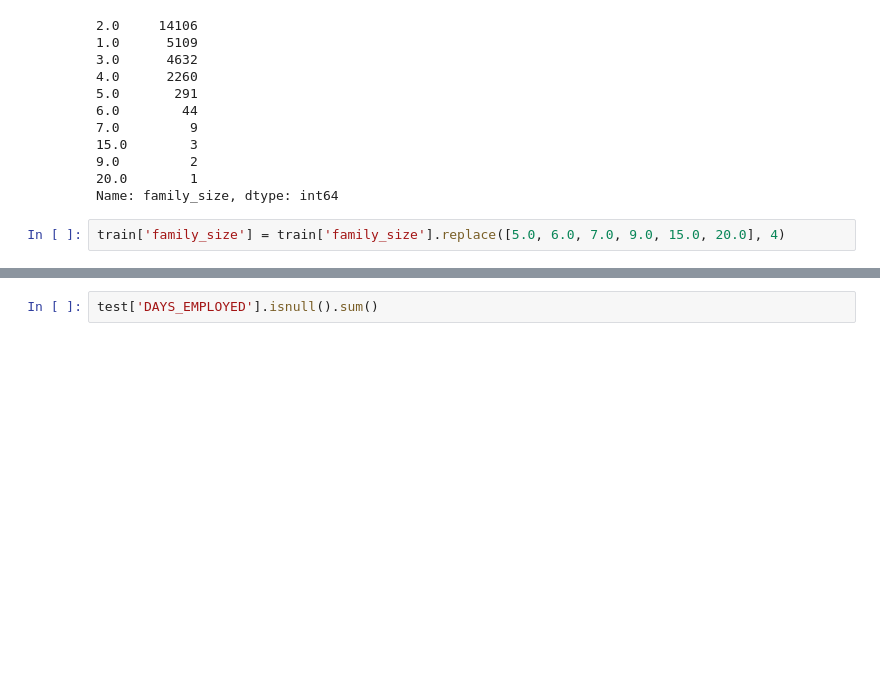
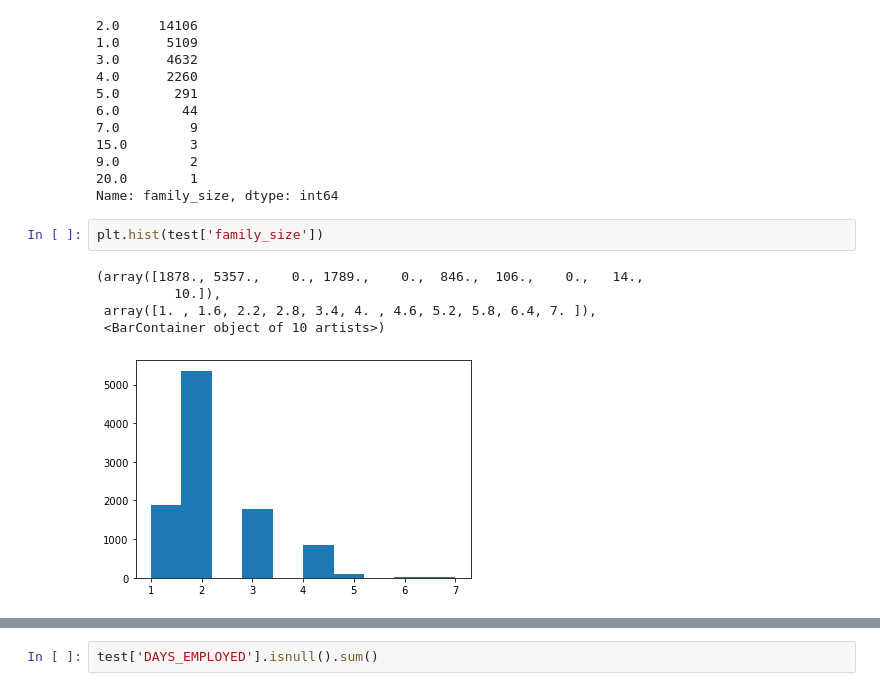
Before and after one commit to JxxHxxx/Ubion-CreditCardUserPrediction, a Jupyter notebook: Code/JH_EDA_preprocessing.ipynb, the cells around one changed output, grey strips where cells are left out. Cells and saved outputs as stored; diff of their text form; blank space fills up the shorter version.

```diff
--- a/Code/JH_EDA_preprocessing.ipynb
+++ b/Code/JH_EDA_preprocessing.ipynb
@@ -279,5 +240,11 @@ train['family_size'].value_counts()
 9.0         2
 20.0        1
 Name: family_size, dtype: int64
-# %%
-train['family_size'] = train['family_size'].replace([5.0, 6.0, 7.0, 9.0, 15.0, 20.0], 4)
+# %%
+plt.hist(test['family_size'])
+# %% [output]
+(array([1878., 5357.,    0., 1789.,    0.,  846.,  106.,    0.,   14.,
+          10.]),
+ array([1. , 1.6, 2.2, 2.8, 3.4, 4. , 4.6, 5.2, 5.8, 6.4, 7. ]),
+ <BarContainer object of 10 artists>)
+[figure, added]
```
Also changed, not shown: parts of 81 cells of this notebook.
